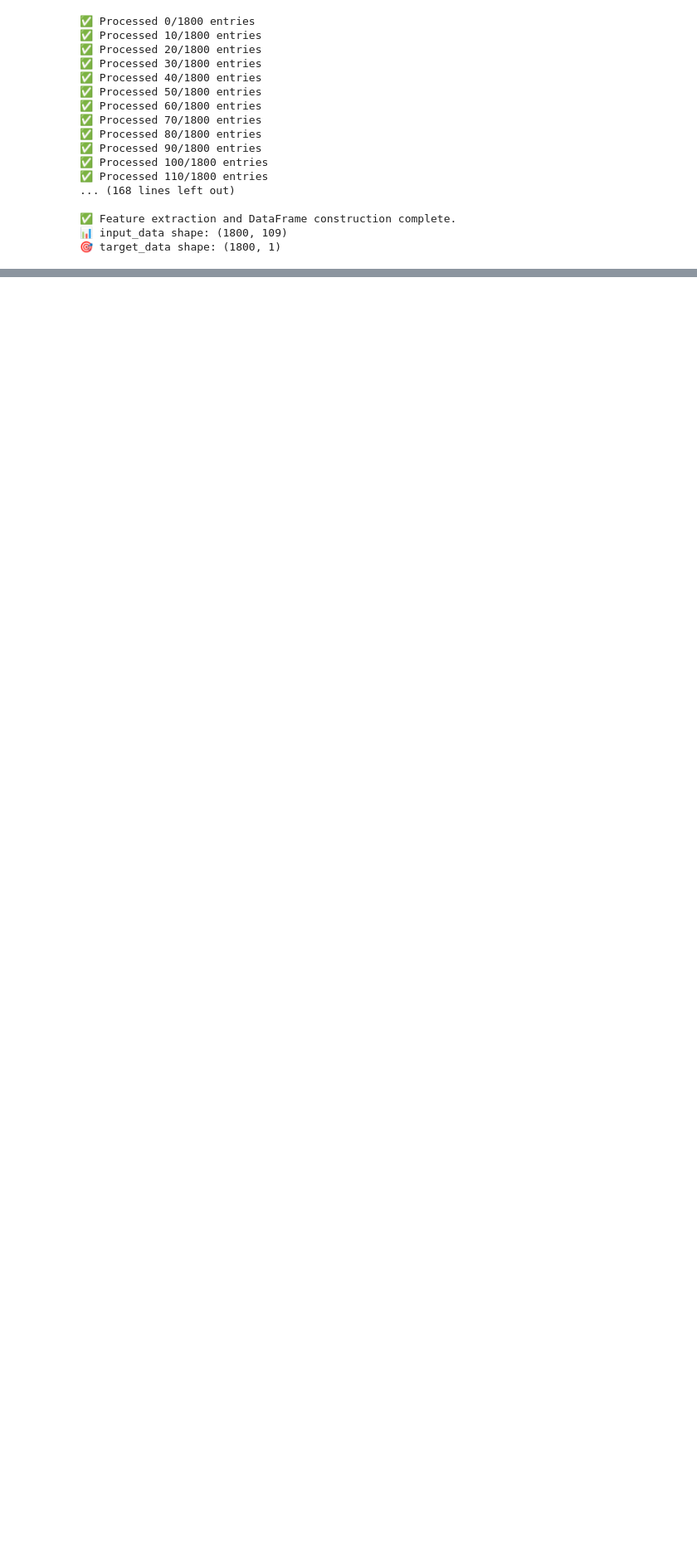
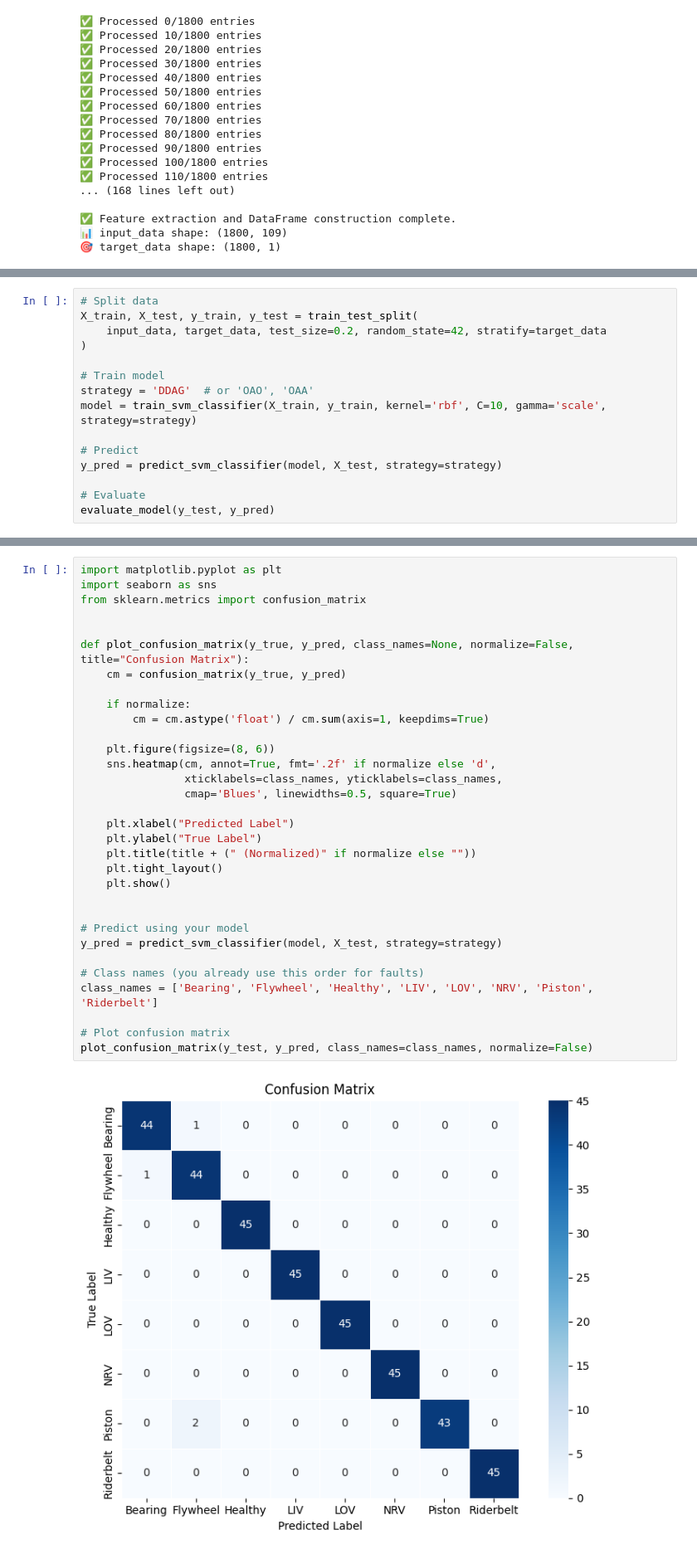
Before and after one commit to hansika2809/-Acoustic-Fault-Diagnosis-for-Air-Compressors, a Jupyter notebook: main.ipynb, the cells around one changed output, grey strips where cells are left out. Shown: that part at 83% size. Drawn from its saved outputs; the diff is of its cells as text; blank space fills up the shorter version.

```diff
--- a/main.ipynb
+++ b/main.ipynb
@@ -438,0 +485,15 @@ target_data=pd.DataFrame(data['Fault'],columns=['Fault'],dtype=int)
+# %%
+# Split data
+X_train, X_test, y_train, y_test = train_test_split(
+    input_data, target_data, test_size=0.2, random_state=42, stratify=target_data
+)
+
+# Train model
+strategy = 'DDAG'  # or 'OAO', 'OAA'
+model = train_svm_classifier(X_train, y_train, kernel='rbf', C=10, gamma='scale', strategy=strategy)
+
+# Predict
+y_pred = predict_svm_classifier(model, X_test, strategy=strategy)
+
+# Evaluate
+evaluate_model(y_test, y_pred)
@@ -438,0 +517,34 @@ target_data=pd.DataFrame(data['Fault'],columns=['Fault'],dtype=int)
+# %%
+import matplotlib.pyplot as plt
+import seaborn as sns
+from sklearn.metrics import confusion_matrix
+
+
+def plot_confusion_matrix(y_true, y_pred, class_names=None, normalize=False, title="Confusion Matrix"):
+    cm = confusion_matrix(y_true, y_pred)
+
+    if normalize:
+        cm = cm.astype('float') / cm.sum(axis=1, keepdims=True)
+
+    plt.figure(figsize=(8, 6))
+    sns.heatmap(cm, annot=True, fmt='.2f' if normalize else 'd',
+                xticklabels=class_names, yticklabels=class_names,
+                cmap='Blues', linewidths=0.5, square=True)
+
+    plt.xlabel("Predicted Label")
+    plt.ylabel("True Label")
+    plt.title(title + (" (Normalized)" if normalize else ""))
+    plt.tight_layout()
+    plt.show()
+
+
+# Predict using your model
+y_pred = predict_svm_classifier(model, X_test, strategy=strategy)
+
+# Class names (you already use this order for faults)
+class_names = ['Bearing', 'Flywheel', 'Healthy', 'LIV', 'LOV', 'NRV', 'Piston', 'Riderbelt']
+
+# Plot confusion matrix
+plot_confusion_matrix(y_test, y_pred, class_names=class_names, normalize=False)
+# %% [output]
+[figure, added]
```
Also changed, not shown: parts of 8 cells of this notebook.
